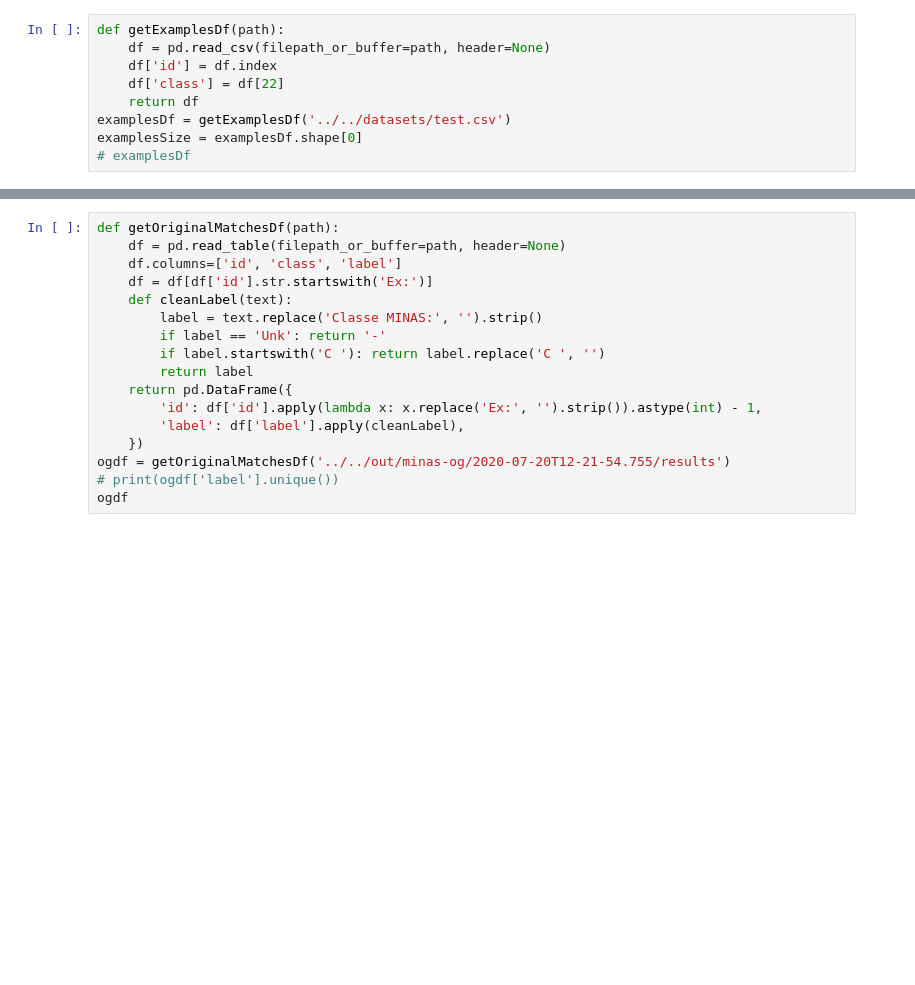
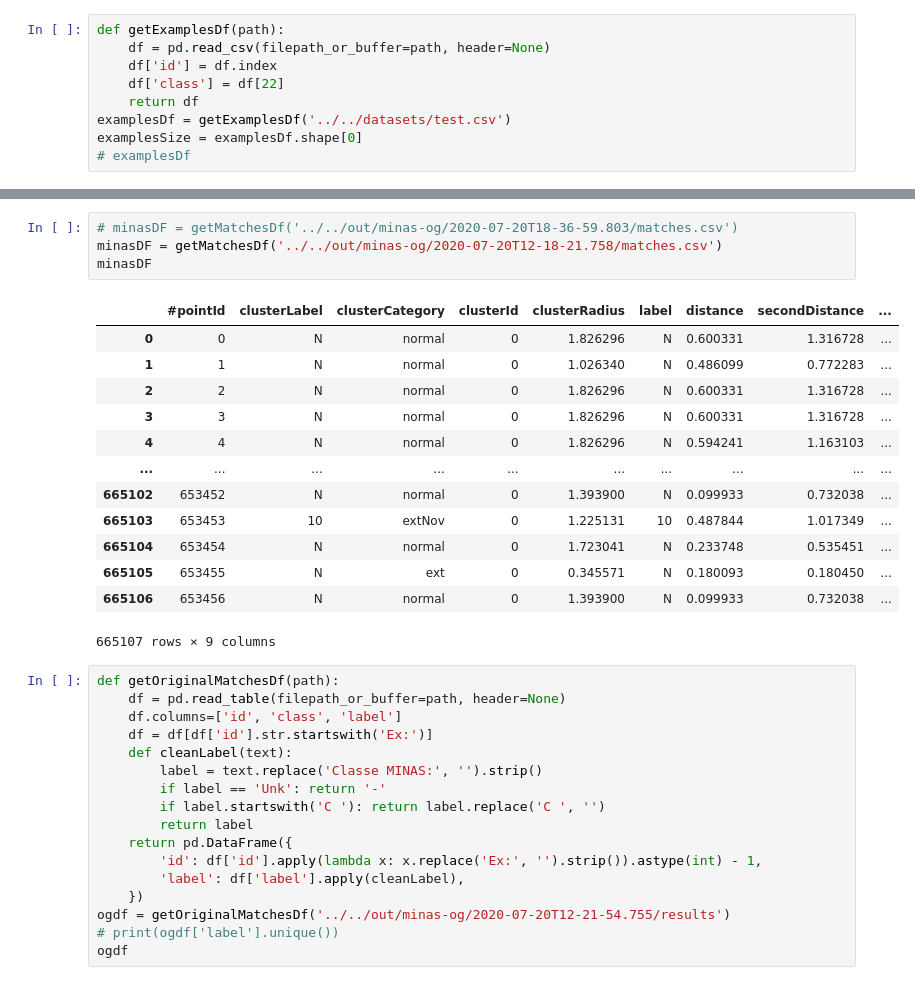
Before and after one commit to luis-puhl/minas-flink, a Jupyter notebook: mfog-mpi/src/minas/evaluate.ipynb, the cells around one changed output, grey strips where cells are left out. Drawn from its saved outputs; the diff is of its cells as text; blank space fills up the shorter version.

```diff
--- a/mfog-mpi/src/minas/evaluate.ipynb
+++ b/mfog-mpi/src/minas/evaluate.ipynb
@@ -27,3 +40,21 @@ minasDF = getMatchesDf('../../out/minas-og/2020-07-20T18-36-59.803/matches.csv')
+# %%
+# minasDF = getMatchesDf('../../out/minas-og/2020-07-20T18-36-59.803/matches.csv')
+minasDF = getMatchesDf('../../out/minas-og/2020-07-20T12-18-21.758/matches.csv')
+minasDF
+# %% [output]
+|  | #pointId | clusterLabel | clusterCategory | clusterId | clusterRadius | label | distance | secondDistance | ... |
+| 0 | 0 | N | normal | 0 | 1.826296 | N | 0.600331 | 1.316728 | ... |
+| 1 | 1 | N | normal | 0 | 1.026340 | N | 0.486099 | 0.772283 | ... |
+| 2 | 2 | N | normal | 0 | 1.826296 | N | 0.600331 | 1.316728 | ... |
+| 3 | 3 | N | normal | 0 | 1.826296 | N | 0.600331 | 1.316728 | ... |
+| 4 | 4 | N | normal | 0 | 1.826296 | N | 0.594241 | 1.163103 | ... |
+| ... | ... | ... | ... | ... | ... | ... | ... | ... | ... |
+| 665102 | 653452 | N | normal | 0 | 1.393900 | N | 0.099933 | 0.732038 | ... |
+| 665103 | 653453 | 10 | extNov | 0 | 1.225131 | 10 | 0.487844 | 1.017349 | ... |
+| 665104 | 653454 | N | normal | 0 | 1.723041 | N | 0.233748 | 0.535451 | ... |
+| 665105 | 653455 | N | ext | 0 | 0.345571 | N | 0.180093 | 0.180450 | ... |
+| 665106 | 653456 | N | normal | 0 | 1.393900 | N | 0.099933 | 0.732038 | ... |
+665107 rows × 9 columns
 # %%
 def getOriginalMatchesDf(path):
     df = pd.read_table(filepath_or_buffer=path, header=None)
```
Also changed, not shown: parts of 12 cells of this notebook, 7 other files.
